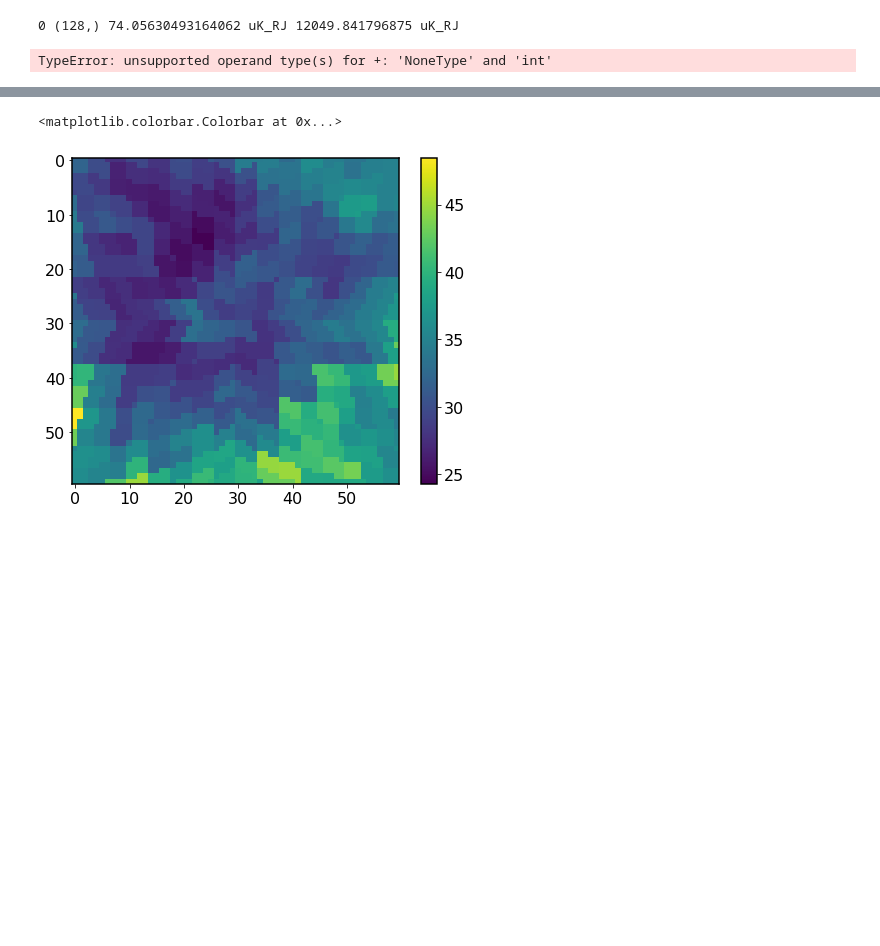
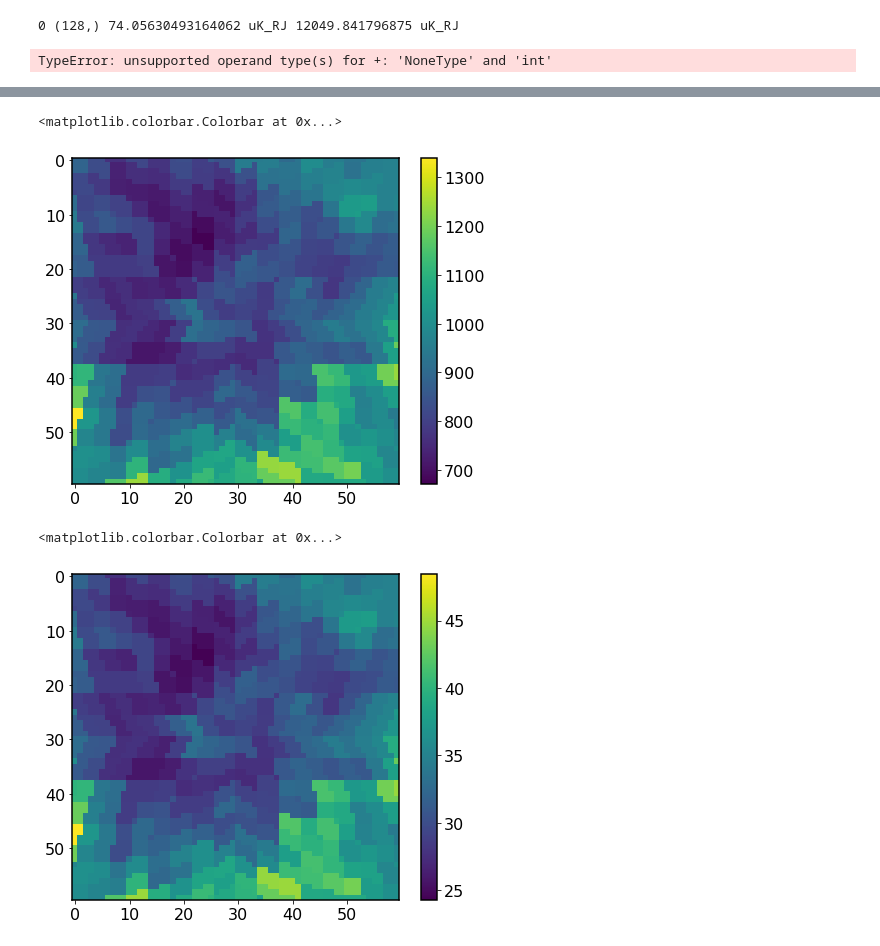
Before and after one commit to kokron/skyLine, a Jupyter notebook: notebooks/Galactic Foregrounds.ipynb, the cells around one changed output, grey strips where cells are left out. Drawn from its saved outputs; the diff is of its cells as text; code cells hidden in the pictures; blank space fills up the shorter version.

```diff
--- a/notebooks/Galactic Foregrounds.ipynb
+++ b/notebooks/Galactic Foregrounds.ipynb
@@ -220,3 +235,13 @@ proj=hp.projector.CartesianProj(rot=[0, -90], xsize=60, lonra =  [-1, 1], latra=
+# %%
+def func(x1, x2, x3):
+    return hp.vec2pix(2**11, x1, x2, x3)
+gal_cart=proj.projmap(galmap, func)
+
+plt.imshow(gal_cart)
+plt.colorbar()
+# %% [output]
+<matplotlib.colorbar.Colorbar at 0x...>
+[figure, added]
 # %%
 def func(x1, x2, x3):
     return hp.vec2pix(2**11, x1, x2, x3)
```
Also changed, not shown: parts of 4 cells of this notebook, 2 other files.
